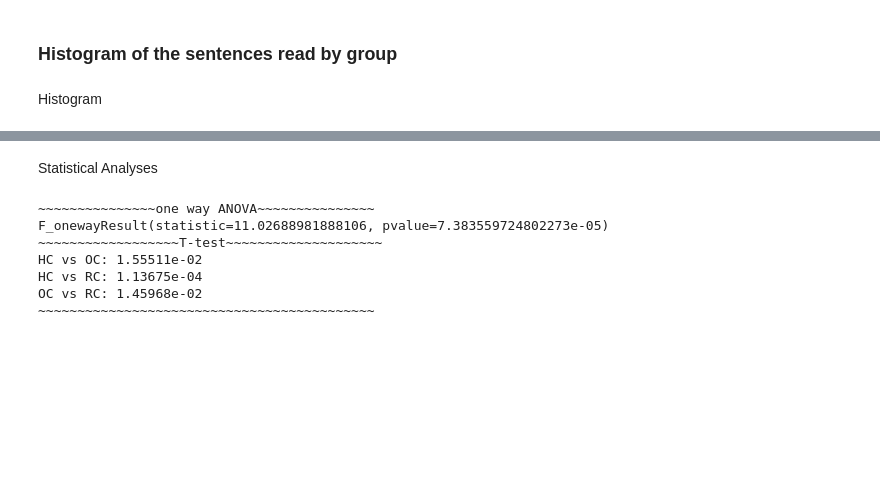
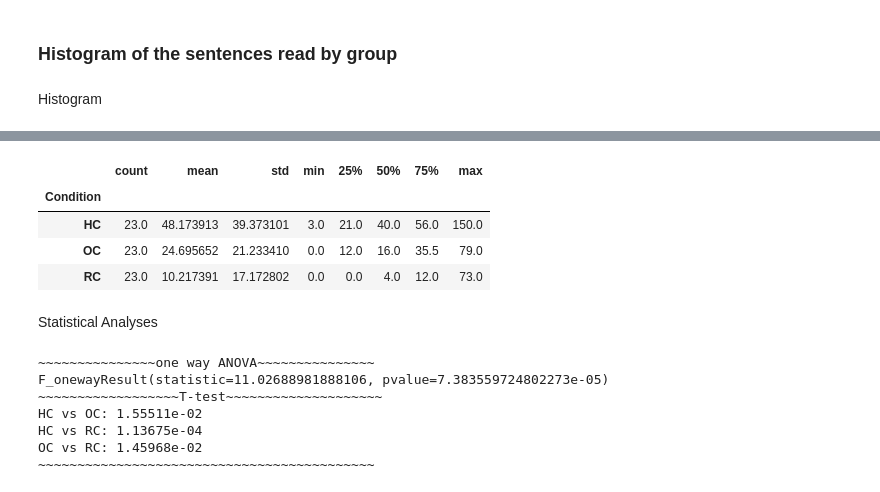
Before and after one commit to Joao-Tiago-Almeida/HRI2023---Conference-Paper, a Jupyter notebook: main.ipynb, the cells around one changed output, grey strips where cells are left out. Cells and saved outputs as stored; diff of their text form; code cells hidden in the pictures; blank space fills up the shorter version.

```diff
--- a/main.ipynb
+++ b/main.ipynb
@@ -390,3 +390,11 @@ plt.savefig("figures/PT time on sentences read histogram.pdf",bbox_inches='tight
+# %%
+df.fillna(0).groupby("Condition")["Number of sentences read"].describe()
+# %% [output]
+|  | count | mean | std | min | 25% | 50% | 75% | max |
+| Condition |  |  |  |  |  |  |  |  |
+| HC | 23.0 | 48.173913 | 39.373101 | 3.0 | 21.0 | 40.0 | 56.0 | 150.0 |
+| OC | 23.0 | 24.695652 | 21.233410 | 0.0 | 12.0 | 16.0 | 35.5 | 79.0 |
+| RC | 23.0 | 10.217391 | 17.172802 | 0.0 | 0.0 | 4.0 | 12.0 | 73.0 |
 # %% [markdown]
 Statistical Analyses
 # %%
```
Also changed, not shown: parts of 7 cells of this notebook, 5 other files.
